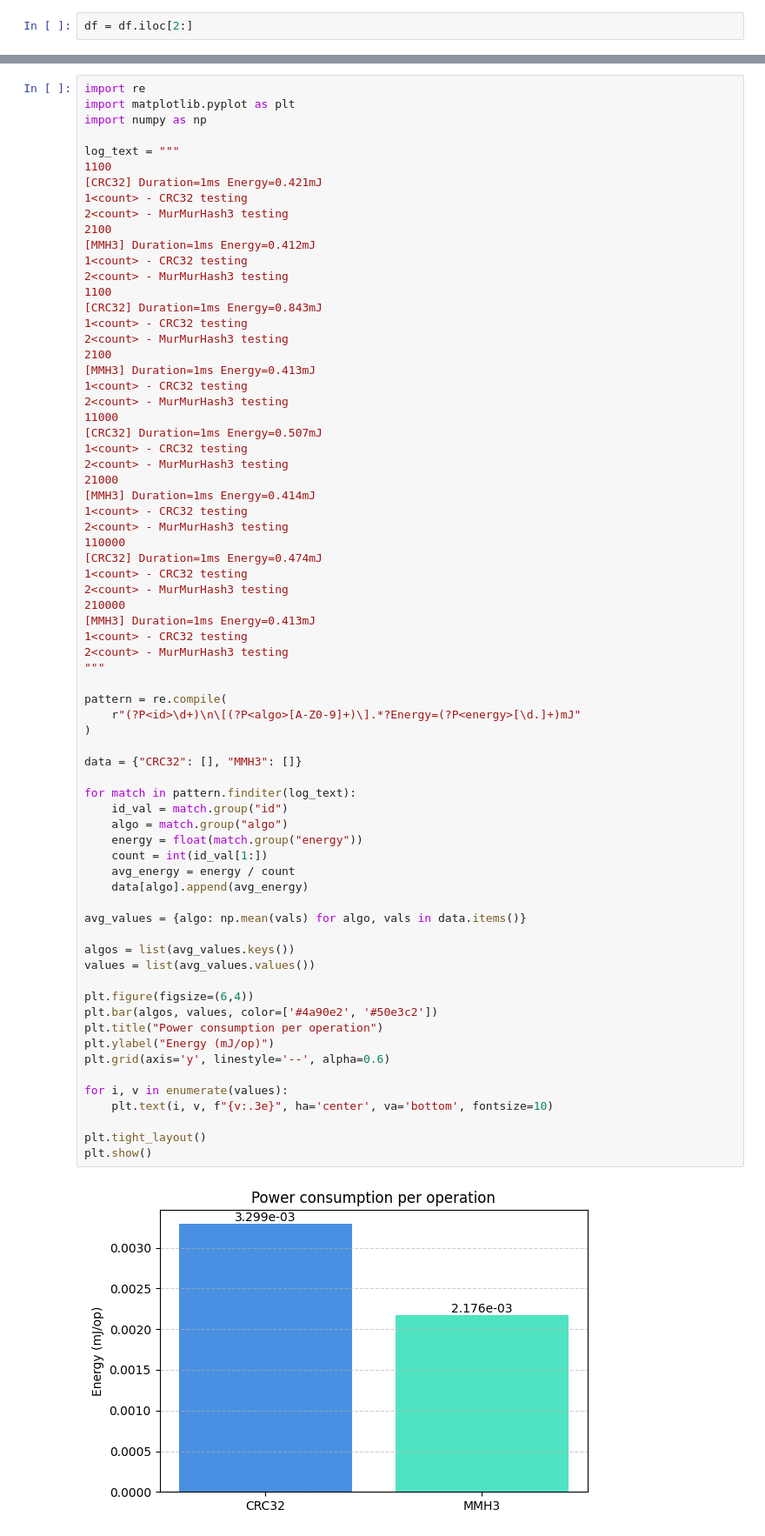
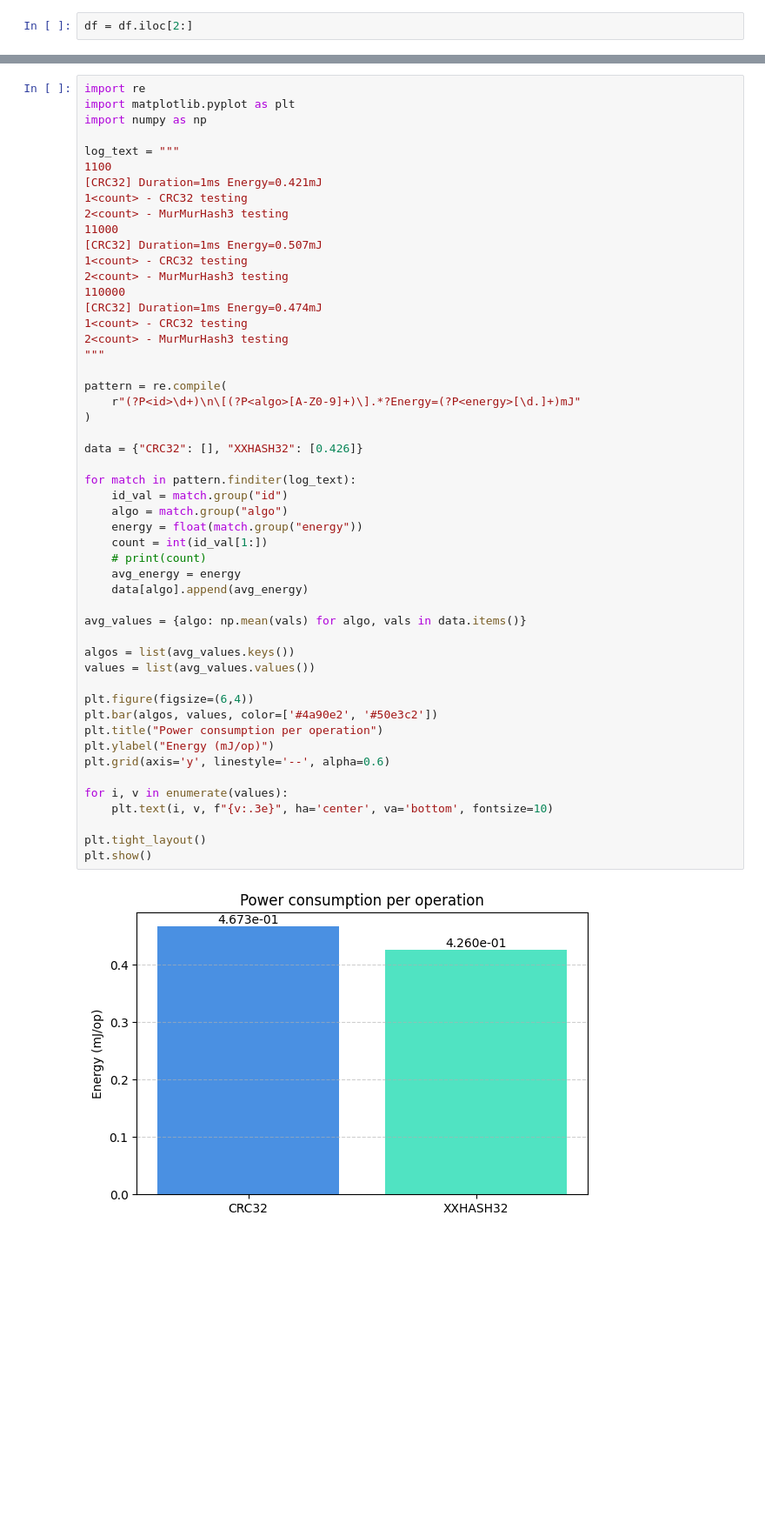
Before and after one commit to j1sk1ss/CDBMS_ICDE2026, a Jupyter notebook: CDBMS.ipynb, the cells around one changed output, grey strips where cells are left out. Shown at 87% size. Cells and saved outputs as stored; diff of their text form; blank space fills up the shorter version.

```diff
--- a/CDBMS.ipynb
+++ b/CDBMS.ipynb
@@ -256,65 +257,46 @@ log_text = """
 [CRC32] Duration=1ms Energy=0.421mJ
 1<count> - CRC32 testing
 2<count> - MurMurHash3 testing
-2100
-[MMH3] Duration=1ms Energy=0.412mJ
-1<count> - CRC32 testing
-2<count> - MurMurHash3 testing
-1100
-[CRC32] Duration=1ms Energy=0.843mJ
-1<count> - CRC32 testing
-2<count> - MurMurHash3 testing
-2100
-[MMH3] Duration=1ms Energy=0.413mJ
-1<count> - CRC32 testing
-2<count> - MurMurHash3 testing
 11000
 [CRC32] Duration=1ms Energy=0.507mJ
 1<count> - CRC32 testing
 2<count> - MurMurHash3 testing
-21000
-[MMH3] Duration=1ms Energy=0.414mJ
-1<count> - CRC32 testing
-2<count> - MurMurHash3 testing
 110000
 [CRC32] Duration=1ms Energy=0.474mJ
-1<count> - CRC32 testing
-2<count> - MurMurHash3 testing
-210000
-[MMH3] Duration=1ms Energy=0.413mJ
 1<count> - CRC32 testing
 2<count> - MurMurHash3 testing
 """
 
 pattern = re.compile(
     r"(?P<id>\d+)\n\[(?P<algo>[A-Z0-9]+)\].*?Energy=(?P<energy>[\d.]+)mJ"
 )
 
-data = {"CRC32": [], "MMH3": []}
+data = {"CRC32": [], "XXHASH32": [0.426]}
 
 for match in pattern.finditer(log_text):
     id_val = match.group("id")
     algo = match.group("algo")
     energy = float(match.group("energy"))
     count = int(id_val[1:])
-    avg_energy = energy / count
+    # print(count)
+    avg_energy = energy
     data[algo].append(avg_energy)
 
 avg_values = {algo: np.mean(vals) for algo, vals in data.items()}
 
 algos = list(avg_values.keys())
 values = list(avg_values.values())
 
 plt.figure(figsize=(6,4))
 plt.bar(algos, values, color=['#4a90e2', '#50e3c2'])
 plt.title("Power consumption per operation")
 plt.ylabel("Energy (mJ/op)")
 plt.grid(axis='y', linestyle='--', alpha=0.6)
 
 for i, v in enumerate(values):
     plt.text(i, v, f"{v:.3e}", ha='center', va='bottom', fontsize=10)
 
 plt.tight_layout()
 plt.show()
 # %% [output]
-[figure, old version]
+[figure, new version]
```
Also changed, not shown: parts of 3 cells of this notebook, 4 other files.
